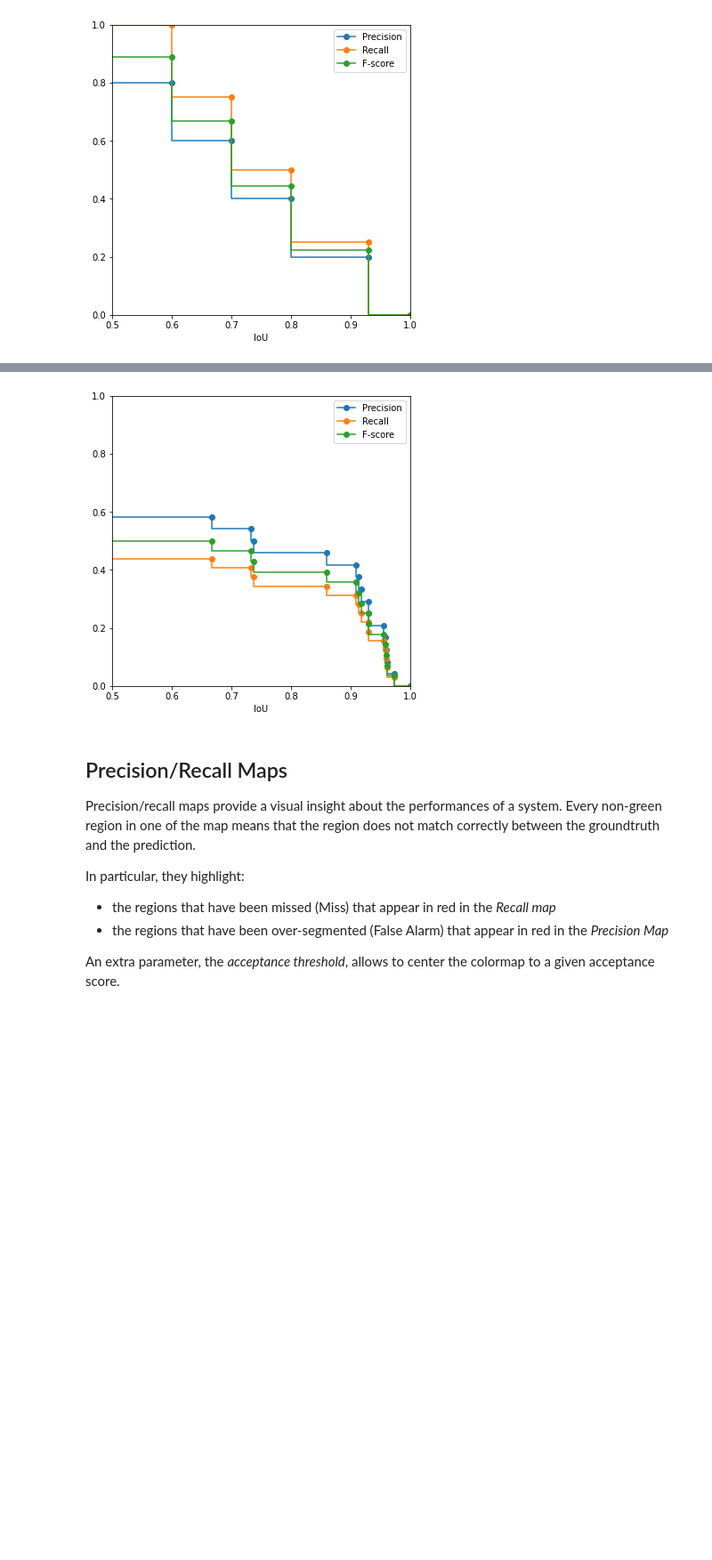
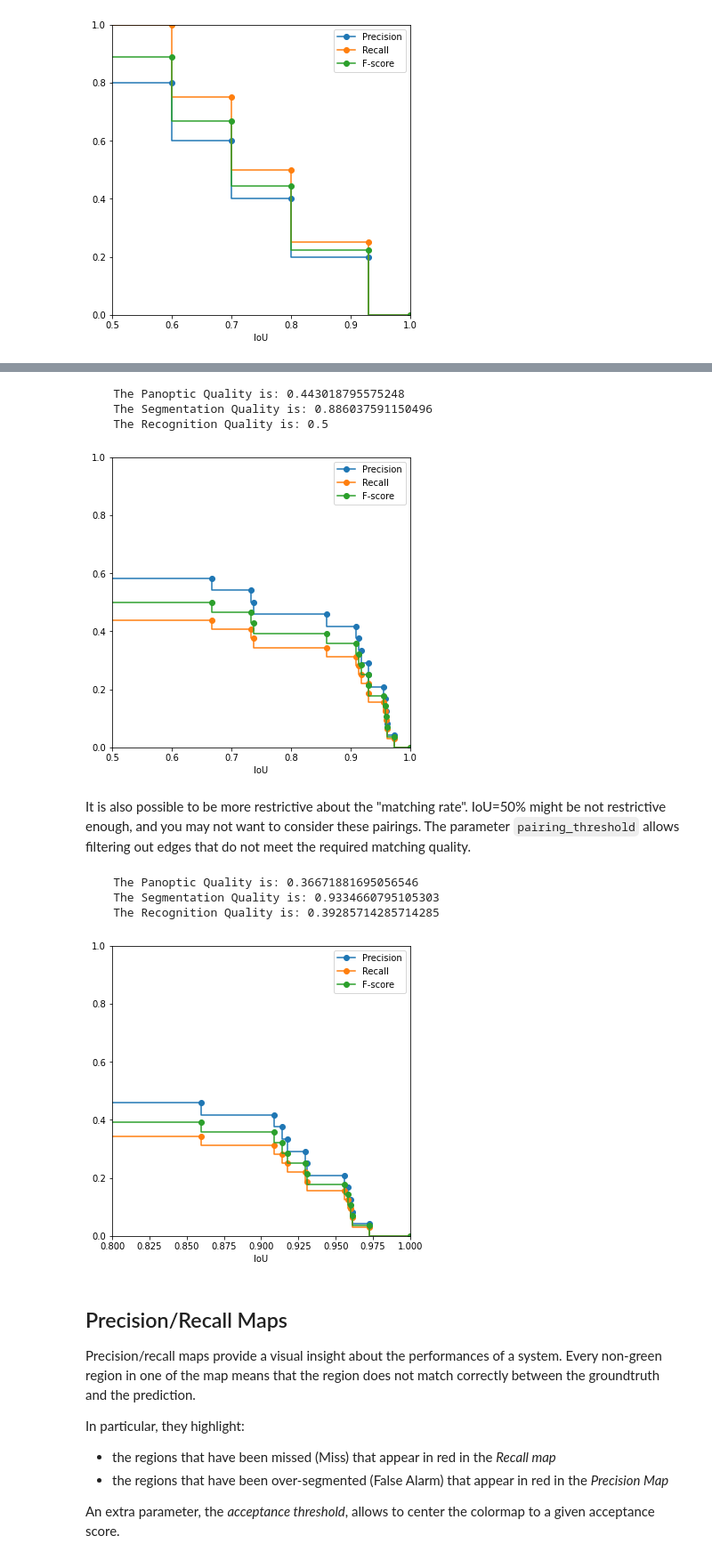
Before and after one commit to icdar21-mapseg/coco-pano-ext-demo, a Jupyter notebook: README.ipynb, the cells around one changed output, grey strips where cells are left out. Shown at 89% size. Cells and saved outputs as stored; diff of their text form; code cells hidden in the pictures; blank space fills up the shorter version.

```diff
--- a/README.ipynb
+++ b/README.ipynb
@@ -72,9 +72,36 @@ P = imread("doc/296_5000_6500_5500_7000_pred.png", as_gray=True)
 T = np.asarray(T < 0.5)
 P = np.asarray(P < 0.5)
 PQ, SQ, RQ, score_table = COCO(P, T, ignore_zero=True, output_scores=True)
+print(
+    f"""
+    The Panoptic Quality is: {PQ}
+    The Segmentation Quality is: {SQ}
+    The Recognition Quality is: {RQ}
+    """
+    )
 COCO_plot(score_table)
 # %% [output]
+    The Panoptic Quality is: 0.443018795575248
+    The Segmentation Quality is: 0.886037591150496
+    The Recognition Quality is: 0.5
 [figure]
+# %% [markdown]
+It is also possible to be more restrictive about the "matching rate". IoU=50% might be not restrictive enough, and you may not want to consider these pairings. The parameter ``pairing_threshold`` allows filtering out edges that do not meet the required matching quality.
+# %%
+PQ, SQ, RQ, score_table = COCO(P, T, ignore_zero=True, output_scores=True, pairing_threshold=0.8)
+print(
+    f"""
+    The Panoptic Quality is: {PQ}
+    The Segmentation Quality is: {SQ}
+    The Recognition Quality is: {RQ}
+    """
+    )
+COCO_plot(score_table, lower_bound=0.8)
+# %% [output]
+    The Panoptic Quality is: 0.36671881695056546
+    The Segmentation Quality is: 0.9334660795105303
+    The Recognition Quality is: 0.39285714285714285
+[figure, added]
 # %% [markdown]
 ## Precision/Recall Maps
 
```
Also changed, not shown: parts of 2 cells of this notebook, 6 other files.
